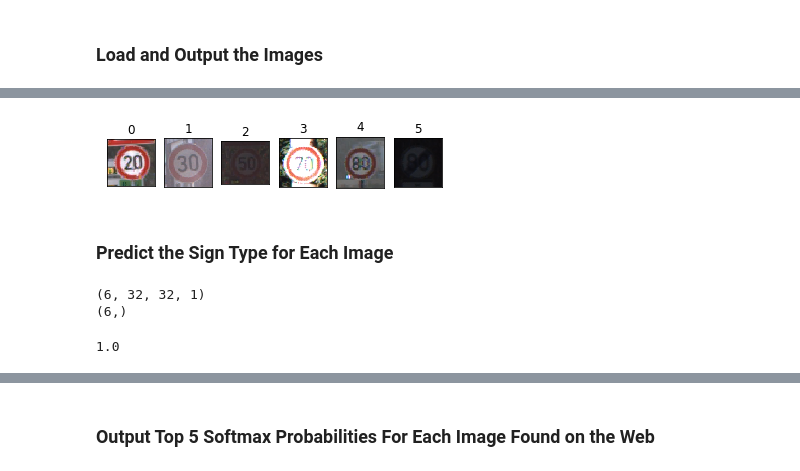
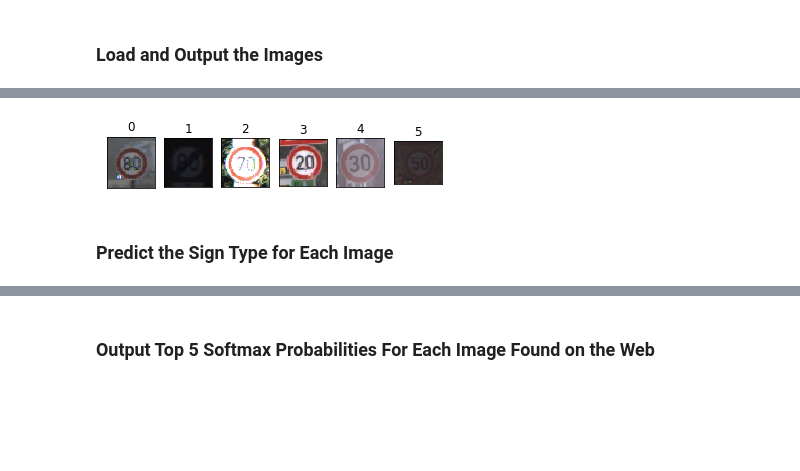
Before and after one commit to wssunn/CarND-Traffic-Sign-Classifier-Project, a Jupyter notebook: Traffic_Sign_Classifier.ipynb, the cells around one changed output, grey strips where cells are left out. Drawn from its saved outputs; the diff is of its cells as text; code cells hidden in the pictures; blank space fills up the shorter version.

```diff
--- a/Traffic_Sign_Classifier.ipynb
+++ b/Traffic_Sign_Classifier.ipynb
@@ -318,7 +294,6 @@ def resblock(conv1):
     conv3 = convNet(conv2, w_shape=[3,3,32,32], b=32, padding='SAME')
     conv4 = tf.add(conv1_shortcut, conv3)
     conv4 = tf.nn.relu(conv4)
-    conv4 = maxpool2D(conv4)
 
     return conv4
 
@@ -329,8 +304,10 @@ def resNet(conv0):
 
     conv2 = resblock(conv1)
     conv3 = resblock(conv2)
+    conv4 = resblock(conv3)
+    conv4 = maxpool2D(conv4)
 
-    fc0 = flatten(conv3)
+    fc0 = flatten(conv4)
     fc1 = fcNet(fc0, 64)
     fc1 = tf.nn.relu(fc1)
     fc1 = tf.nn.dropout(fc1, keep_prob=keep_prob)
@@ -382,13 +359,12 @@ def inceptionResNet(conv0):
 # %%
 x = tf.placeholder(tf.float32, (None, 32, 32, 1))
 y = tf.placeholder(tf.int32, (None))
-y = tf.stop_gradient(y)
 keep_prob = tf.placeholder(tf.float32)
 one_hot_y = tf.one_hot(y, n_classes) #actual value
 
 rate = 0.001
-logits = LeNet(x) #prediction
-cross_entropy = tf.nn.softmax_cross_entropy_with_logits_v2(labels=one_hot_y, logits=logits)
+logits = resNet(x) #prediction
+cross_entropy = tf.nn.softmax_cross_entropy_with_logits(labels=one_hot_y, logits=logits)
 loss_operation = tf.reduce_mean(cross_entropy)
 optimizer = tf.train.AdamOptimizer(learning_rate = rate)
 training_operation = optimizer.minimize(loss_operation)
@@ -405,6 +373,8 @@ Use keras.layers.flatten instead.
 correct_prediction = tf.equal(tf.argmax(logits, 1), tf.argmax(one_hot_y, 1))
 accuracy_operation = tf.reduce_mean(tf.cast(correct_prediction, tf.float32))
 saver = tf.train.Saver()
+
+BATCH_SIZE = 256
 
 def evaluate(X_data, y_data):
     num_examples = len(X_data)
@@ -452,30 +433,0 @@ with tf.Session() as sess:
-# %%
-EPOCHS = 5
-BATCH_SIZE = 128
-import time
-from sklearn.utils import shuffle
-
-with tf.Session() as sess:
-    sess.run(tf.global_variables_initializer())
-
-    num_examples = len(X_train)
-
-    print("Training...")
-    print()
-    for i in range(EPOCHS):
-
-        start = time.clock()
-
-        X_train, y_train = shuffle(X_train, y_train)
-        for offset in range(0, num_examples, BATCH_SIZE):
-            end = offset + BATCH_SIZE
-            batch_x, batch_y = X_train[offset:end], y_train[offset:end]
-            sess.run(training_operation, feed_dict={x: batch_x, y: batch_y, keep_prob:0.8})
-
-        validation_accuracy = evaluate(X_valid, y_valid)
-        print("EPOCH {} ...".format(i+1))
-        print("Validation Accuracy = {:.3f}".format(validation_accuracy))
-        print("time: ", time.clock()-start)
-
-    saver.save(sess, './lenet/save_net.ckpt')
-    print("Model saved")
@@ -556,48 +480,28 @@ a[:8]
 # %%
-### Load the images and plot them here.
 import os
 import matplotlib.pyplot as plt
 
 # load new images
 new_images_dir = './test/'
 new_test_images = [os.path.join(new_images_dir, f) for f in os.listdir(new_images_dir)]
 new_test_images = [cv2.cvtColor(cv2.imread(f), cv2.COLOR_BGR2RGB) for f in new_test_images]
 
 # manually annotated labels for these new images
-new_targets = np.array([0, 1, 2, 4, 5, 6])
+new_targets = np.array([5, 6, 4, 0, 1, 2])
 
 # plot new test images
 fig, axarray = plt.subplots(1, len(new_test_images))
 for i, ax in enumerate(axarray.ravel()):
     ax.imshow(new_test_images[i])
     ax.set_title('{}'.format(i))
     plt.setp(ax.get_xticklabels(), visible=False)
     plt.setp(ax.get_yticklabels(), visible=False)
     ax.set_xticks([]), ax.set_yticks([])
 plt.show()
 # %% [output]
-[figure, old version]
+[figure, new version]
 # %% [markdown]
 ### Predict the Sign Type for Each Image
-# %%
-test_im_norm = standardize_images(new_test_images)
-print(test_im_norm.shape)
-print(new_targets.shape)
-# %% [output]
-(6, 32, 32, 1)
-(6,)
-# %%
-### Run the predictions here and use the model to output the prediction for each image.
-### Make sure to pre-process the images with the same pre-processing pipeline used earlier.
-### Feel free to use as many code cells as needed.
-test_im_norm = standardize_images(new_test_images)
-
-with tf.Session() as sess:
-    saver.restore(sess, './lenet/save_net.ckpt')
-    test_accuracy = evaluate(test_im_norm, np.array(new_targets))
-    print(test_accuracy)
-# %% [output]
-1.0
 # %%
 test_im_norm = standardize_images(new_test_images)
 
```
Also changed, not shown: parts of 21 cells of this notebook, 12 other files.
